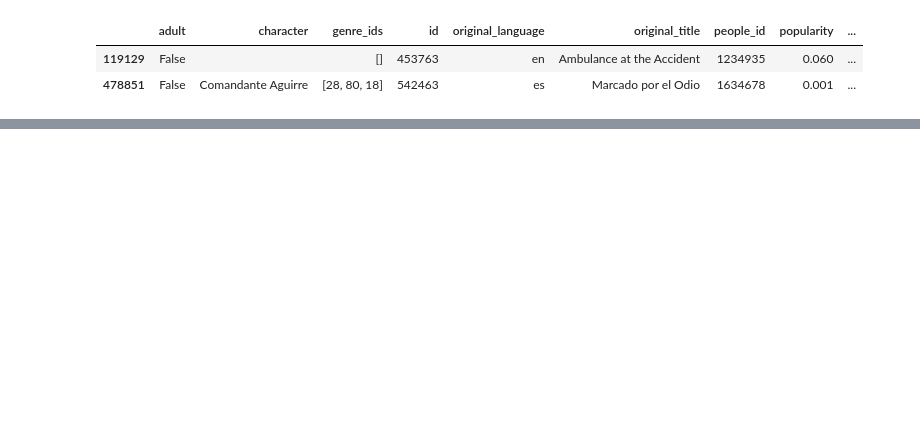
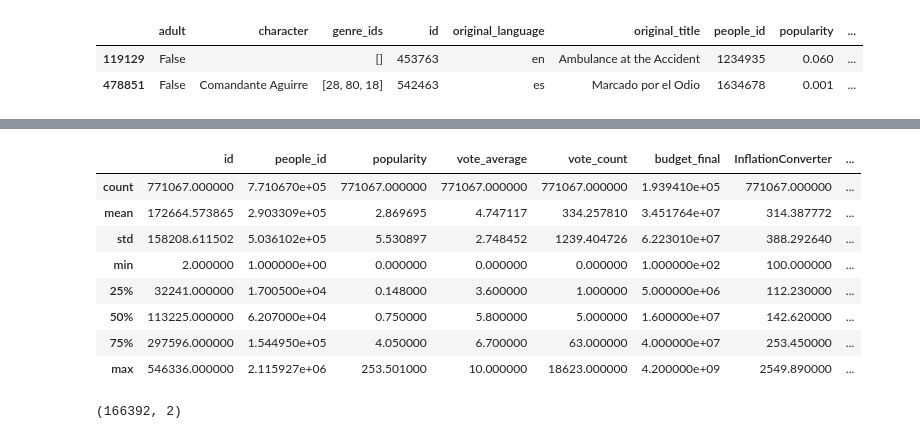
Before and after one commit to mandixbw/Cinema_KeysForSuccess, a Jupyter notebook: 07_Feature_Engineering.ipynb, the cells around one changed output, grey strips where cells are left out. Saved outputs shown, nothing was run; the diff lists cells and outputs as text; code cells hidden in the pictures; blank space fills up the shorter version.

```diff
--- a/07_Feature_Engineering.ipynb
+++ b/07_Feature_Engineering.ipynb
@@ -2502,0 +2603,3 @@ dfPeople[dfPeople['people_id']==1634678]
+# %%
+dfPeopleMoviesCast = dfPeopleMoviesCast.merge(dfInflationConverter, how='inner', left_on='release_year', right_on='Year')
+dfPeopleMoviesCast.shape
@@ -2502,0 +2616,3 @@ dfPeople[dfPeople['people_id']==1634678]
+# %%
+dfPeopleMoviesCast = dfPeopleMoviesCast.drop('Year', axis=1)
+dfPeopleMoviesCast.columns
@@ -2502,0 +2625,2 @@ dfPeople[dfPeople['people_id']==1634678]
+# %%
+dfPeopleMoviesCast['budget_converted'] = dfPeopleMoviesCast['budget_final'] * dfPeopleMoviesCast['InflationConverter']/100
@@ -2502,0 +2661,4 @@ dfPeople[dfPeople['people_id']==1634678]
+# %%
+#Observar que el dato es mucho menor!!!! ¿Qué sesgo estoy cometiendo al hacer esto?!!!!!!!!!!!!! (completar tantos 0's con la mediana)
+auxBudgetMedian = dfPeopleMoviesCast.drop_duplicates(subset='id', keep='first')['budget_converted'].median()
+auxBudgetMedian
@@ -2502,0 +2679,13 @@ dfPeople[dfPeople['people_id']==1634678]
+# %%
+#Como es de esperar, la mediana de budget_converted no varía con el cambio.
+dfPeopleMoviesCast.fillna({'budget_converted': auxBudgetMedian}).describe()
+# %% [output]
+|  | id | people_id | popularity | vote_average | vote_count | budget_final | InflationConverter | ... |
+| count | 771067.000000 | 7.710670e+05 | 771067.000000 | 771067.000000 | 771067.000000 | 1.939410e+05 | 771067.000000 | ... |
+| mean | 172664.573865 | 2.903309e+05 | 2.869695 | 4.747117 | 334.257810 | 3.451764e+07 | 314.387772 | ... |
+| std | 158208.611502 | 5.036102e+05 | 5.530897 | 2.748452 | 1239.404726 | 6.223010e+07 | 388.292640 | ... |
+| min | 2.000000 | 1.000000e+00 | 0.000000 | 0.000000 | 0.000000 | 1.000000e+02 | 100.000000 | ... |
+| 25% | 32241.000000 | 1.700500e+04 | 0.148000 | 3.600000 | 1.000000 | 5.000000e+06 | 112.230000 | ... |
+| 50% | 113225.000000 | 6.207000e+04 | 0.750000 | 5.800000 | 5.000000 | 1.600000e+07 | 142.620000 | ... |
+| 75% | 297596.000000 | 1.544950e+05 | 4.050000 | 6.700000 | 63.000000 | 4.000000e+07 | 253.450000 | ... |
+| max | 546336.000000 | 2.115927e+06 | 253.501000 | 10.000000 | 18623.000000 | 4.200000e+09 | 2549.890000 | ... |
@@ -2502,0 +2696,6 @@ dfPeople[dfPeople['people_id']==1634678]
+# %%
+#Voy a hacer un cluster de los presupuestos de las pelis:
+dfAuxMoviesBudget = dfPeopleMoviesCast.drop_duplicates(subset='id', keep='first')[['id', 'budget_converted']]
+dfAuxMoviesBudget.shape
+# %% [output]
+(166392, 2)
```
Also changed, not shown: parts of 87 cells of this notebook.
